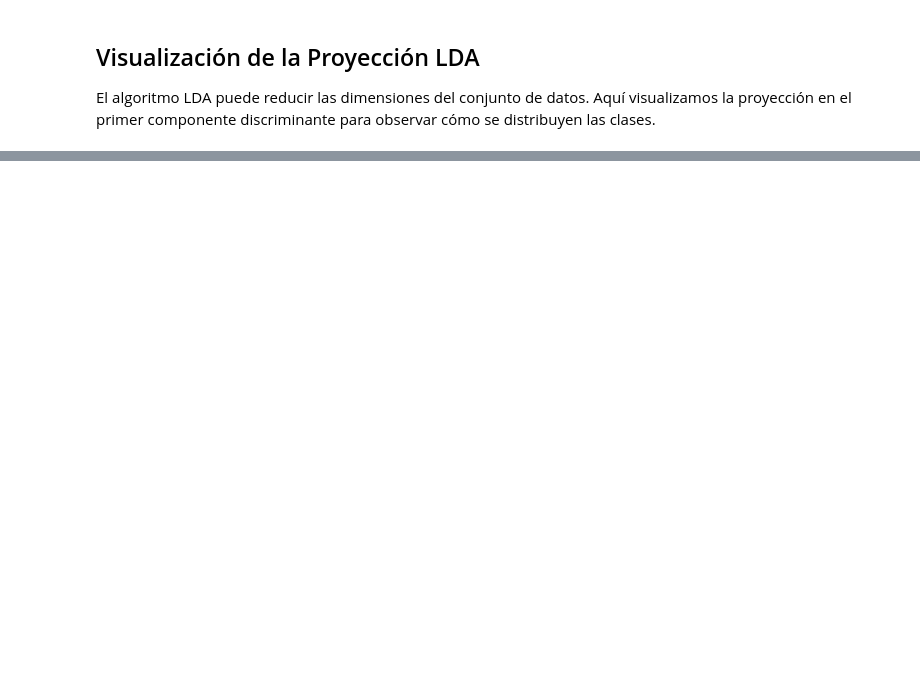
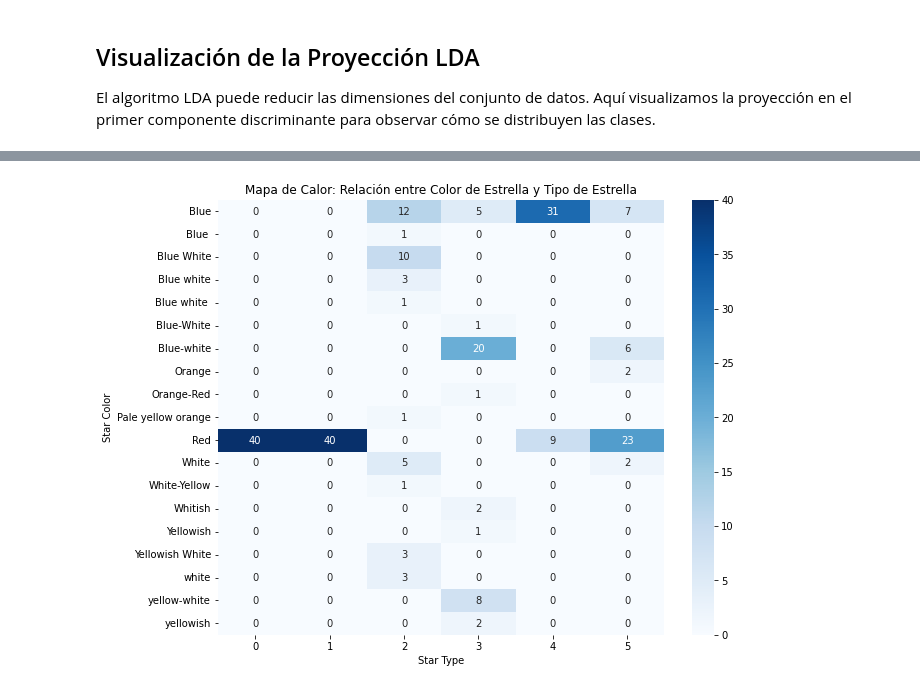
Before and after one commit to Oscar-M-Quintana/Algoritmos_Inferencia, a Jupyter notebook: ADL/adl_estrellas.ipynb, the cells around one changed output, grey strips where cells are left out. Cells and saved outputs as stored; diff of their text form; code cells hidden in the pictures; blank space fills up the shorter version.

```diff
--- a/ADL/adl_estrellas.ipynb
+++ b/ADL/adl_estrellas.ipynb
@@ -17,5 +17,5 @@ import numpy as np
 Cargamos el dataset que contiene información sobre diferentes tipos de estrellas.
 # %%
 # Cargar el dataset
-data = pd.read_csv('/path/to/estrella.csv')
+data = pd.read_csv('../csv/estrella.csv')
 data.head()  # Mostrar las primeras filas del dataset
@@ -77,0 +115,17 @@ plt.show()
+# %%
+## Análisis de Correlación entre 'Star color' y 'Star type'
+# A continuación, se analiza la relación entre el color de la estrella y el tipo de estrella,
+# utilizando un mapa de calor para visualizar la correlación entre ambas variables.
+
+# Crear un mapa de calor para observar la correlación entre 'Star color' y 'Star type'
+color_vs_type_updated = pd.crosstab(data['Star color'], data['Star type'])
+
+# Generar un mapa de calor basado en la tabla de contingencia
+plt.figure(figsize=(10, 8))
+sns.heatmap(color_vs_type_updated, annot=True, cmap='Blues', fmt='d')
+plt.title('Mapa de Calor: Relación entre Color de Estrella y Tipo de Estrella')
+plt.xlabel('Star Type')
+plt.ylabel('Star Color')
+plt.show()
+# %% [output]
+[figure, added]
```
Also changed, not shown: parts of 8 cells of this notebook, 2 other files.
